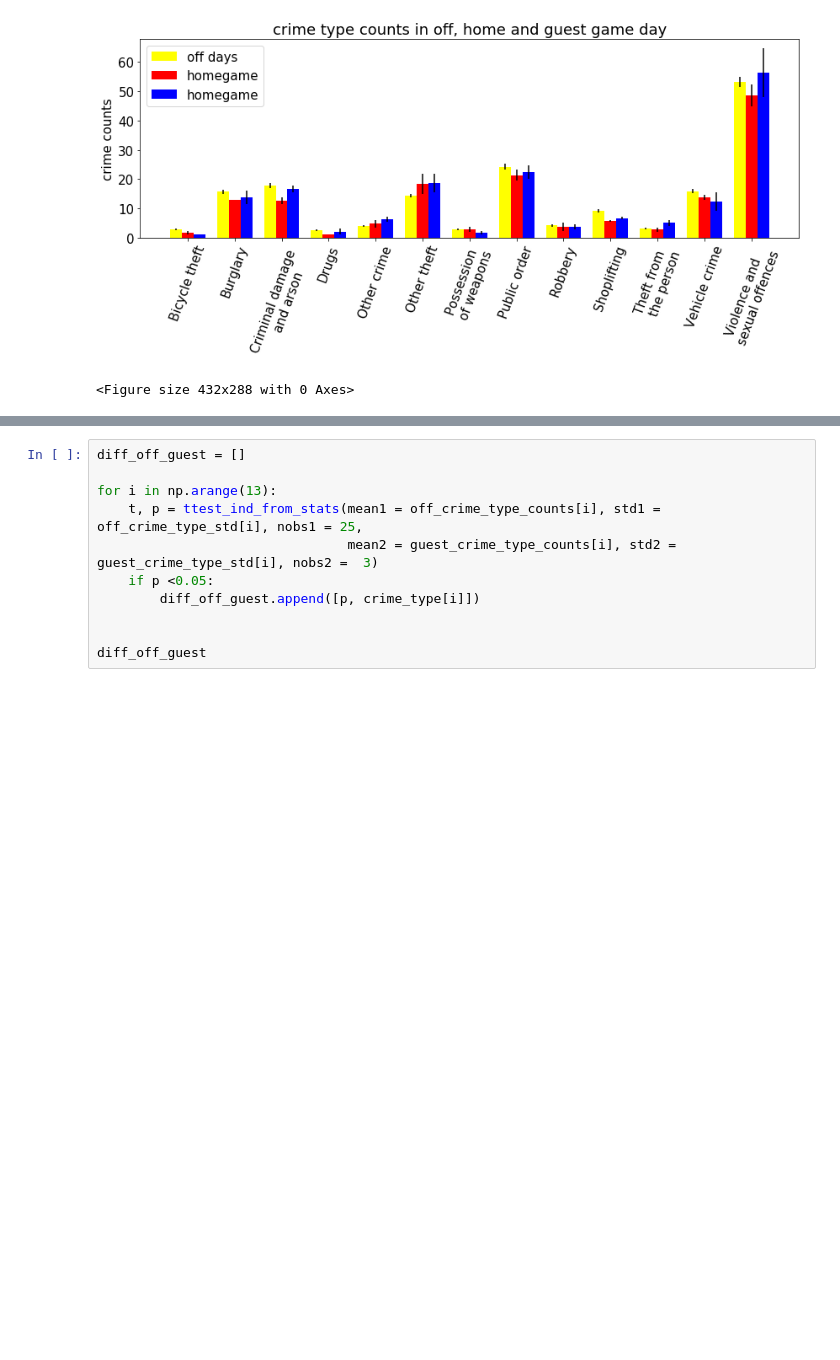
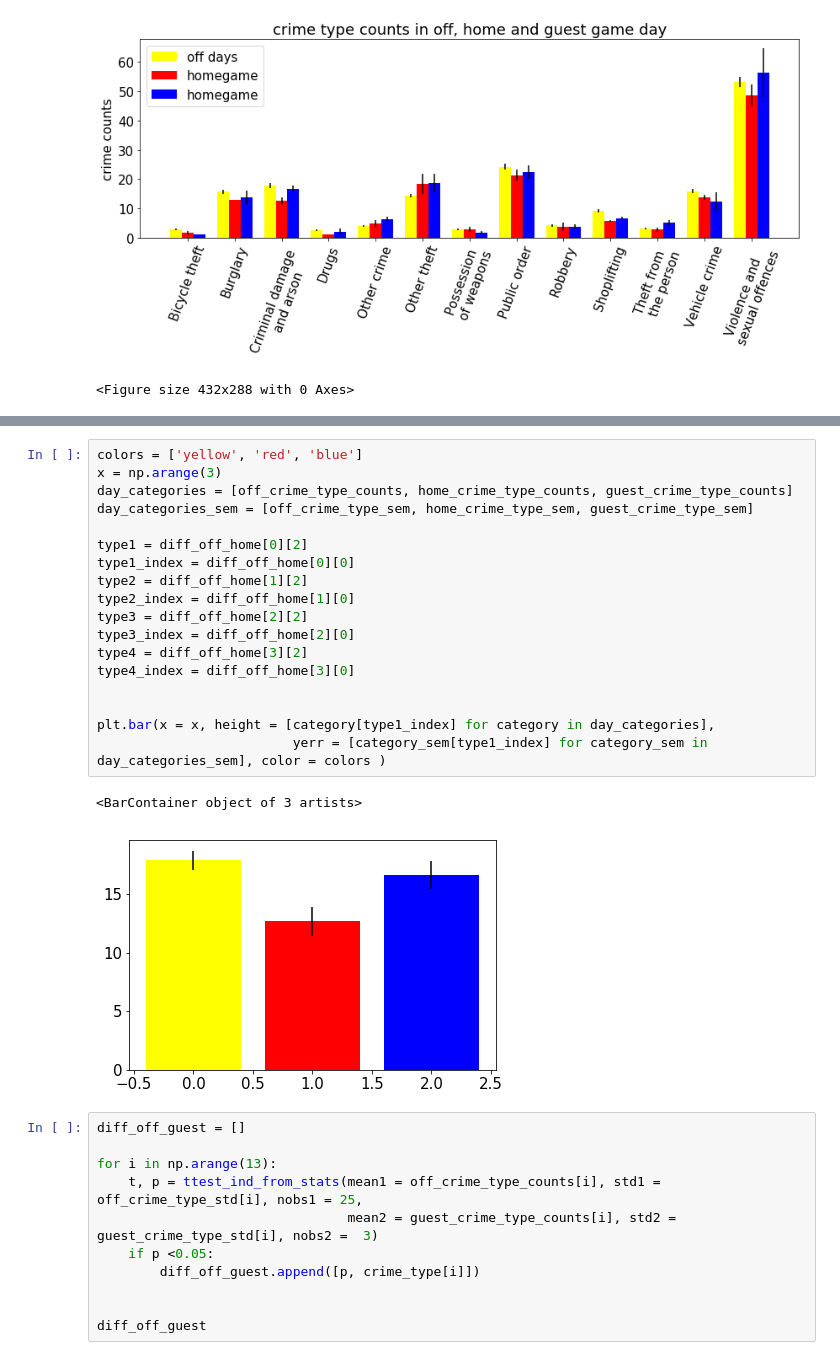
Before and after one commit to chienyuanhung/Project-1---EPL, a Jupyter notebook: manchester_crime.ipynb, the cells around one changed output, grey strips where cells are left out. Cells and saved outputs as stored; diff of their text form; blank space fills up the shorter version.

```diff
--- a/manchester_crime.ipynb
+++ b/manchester_crime.ipynb
@@ -259,3 +318,24 @@ diff_off_home
+# %%
+colors = ['yellow', 'red', 'blue']
+x = np.arange(3)
+day_categories = [off_crime_type_counts, home_crime_type_counts, guest_crime_type_counts]
+day_categories_sem = [off_crime_type_sem, home_crime_type_sem, guest_crime_type_sem]
+
+type1 = diff_off_home[0][2]
+type1_index = diff_off_home[0][0]
+type2 = diff_off_home[1][2]
+type2_index = diff_off_home[1][0]
+type3 = diff_off_home[2][2]
+type3_index = diff_off_home[2][0]
+type4 = diff_off_home[3][2]
+type4_index = diff_off_home[3][0]
+
+
+plt.bar(x = x, height = [category[type1_index] for category in day_categories],
+                         yerr = [category_sem[type1_index] for category_sem in day_categories_sem], color = colors )
+# %% [output]
+<BarContainer object of 3 artists>
+[figure, added]
 # %%
 diff_off_guest = []
 
```
Also changed, not shown: parts of 4 cells of this notebook, 1 other file.
